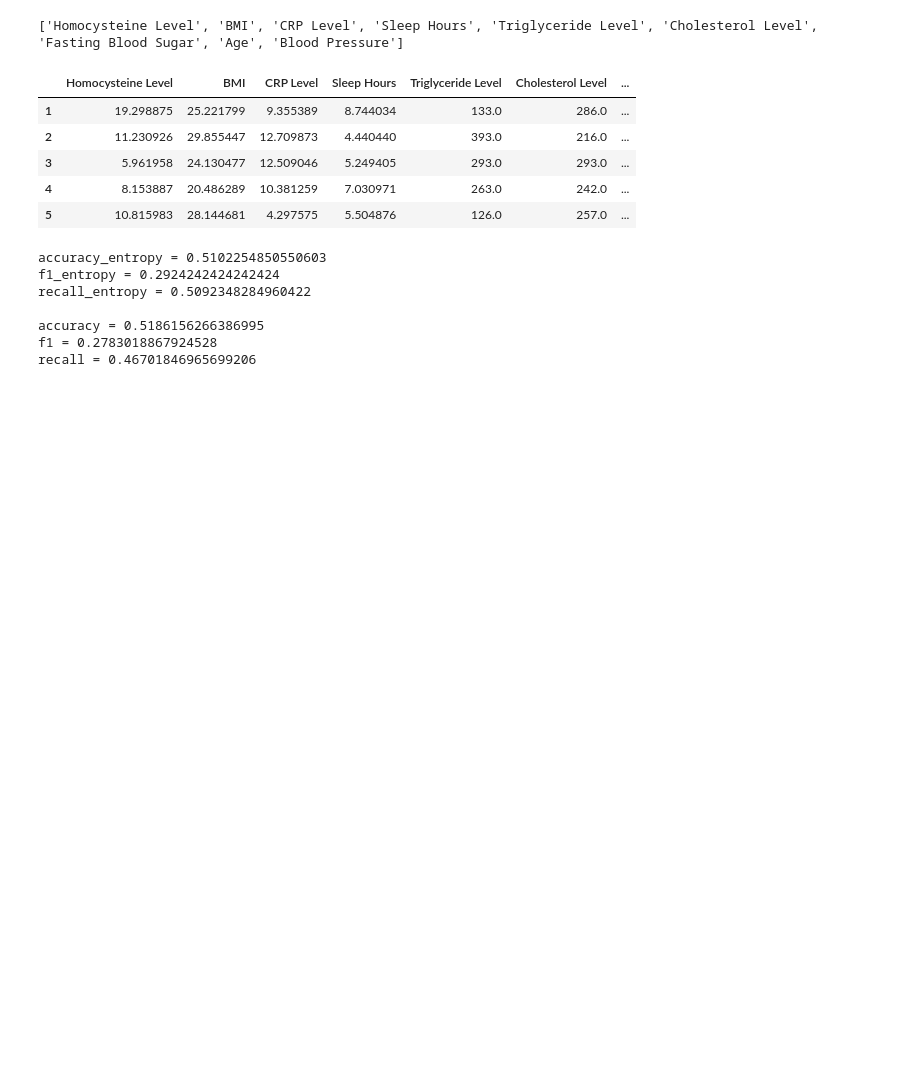
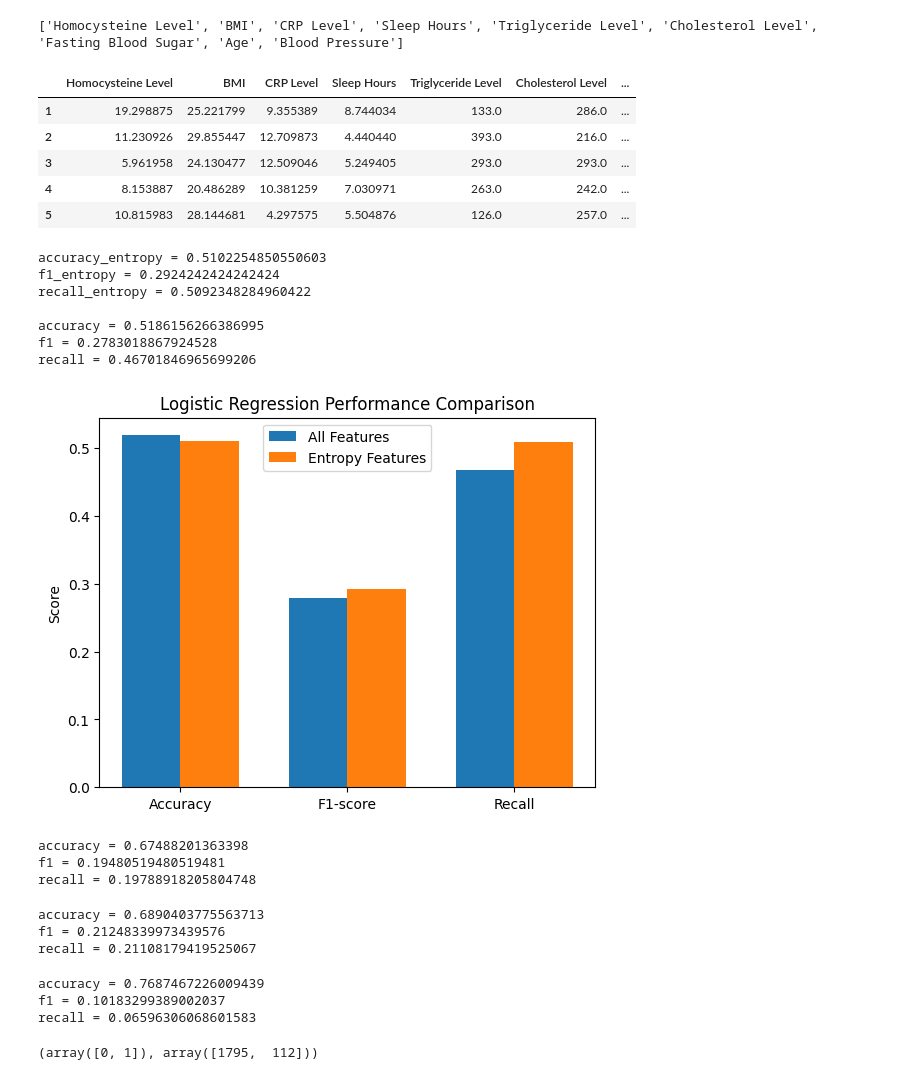
Before and after one commit to chiefzhantr/EntropyFS, a Jupyter notebook: model.ipynb, the cells around one changed output. Cells and saved outputs as stored; diff of their text form; code cells hidden in the pictures; blank space fills up the shorter version.

```diff
--- a/model.ipynb
+++ b/model.ipynb
@@ -11,6 +13,6 @@ from scipy.stats import entropy
 # %% [markdown]
 PREPROCESSING
 # %%
-df = pd.read_csv('heart_disease.csv')
+df = pd.read_csv('train.csv')
 print(df)
 # %% [output]
@@ -290,0 +289,76 @@ recall = 0.46701846965699206
+# %%
+import matplotlib.pyplot as plt
+
+labels = ['Accuracy', 'F1-score', 'Recall']
+all_feat = [accuracy, f1, recall]
+entropy_feat = [accuracy_entropy, f1_entropy, recall_entropy]
+
+x = np.arange(len(labels))
+width = 0.35
+
+plt.bar(x - width/2, all_feat, width, label='All Features')
+plt.bar(x + width/2, entropy_feat, width, label='Entropy Features')
+plt.xticks(x, labels)
+plt.ylabel('Score')
+plt.title('Logistic Regression Performance Comparison')
+plt.legend()
+plt.show()
+# %% [output]
+[figure, added]
+# %%
+#Decision Tree all features
+dt = DecisionTreeClassifier(class_weight='balanced')
+dt.fit(X_train_scaled, y_train)
+y_pred = dt.predict(X_test_scaled)
+accuracy = accuracy_score(y_test, y_pred)
+f1 = f1_score(y_test, y_pred)
+recall = recall_score(y_test, y_pred)
+print(f'accuracy = {accuracy}')
+print(f'f1 = {f1}')
+print(f'recall = {recall}')
+# %% [output]
+accuracy = 0.67488201363398
+f1 = 0.19480519480519481
+recall = 0.19788918205804748
+# %%
+#Decision Tree entropy based
+dt_entropy = DecisionTreeClassifier(class_weight='balanced')
+dt_entropy.fit(X_entropy_train_scaled, y_entropy_train)
+y_pred = dt_entropy.predict(X_entropy_test_scaled)
+accuracy_entropy = accuracy_score(y_entropy_test, y_pred)
+f1_entropy = f1_score(y_entropy_test, y_pred)
+recall_entropy = recall_score(y_test, y_pred)
+print(f'accuracy = {accuracy_entropy}')
+print(f'f1 = {f1_entropy}')
+print(f'recall = {recall_entropy}')
+# %% [output]
+accuracy = 0.6890403775563713
+f1 = 0.21248339973439576
+recall = 0.21108179419525067
+# %%
+#Random Forest
+rf = RandomForestClassifier(
+    class_weight='balanced',
+    n_estimators=200,
+    max_depth=10,
+    min_samples_leaf=5,
+    random_state=42
+)
+
+rf.fit(X_train_scaled, y_train)
+y_pred = rf.predict(X_test_scaled)
+accuracy = accuracy_score(y_test, y_pred)
+f1 = f1_score(y_test, y_pred)
+recall = recall_score(y_test, y_pred)
+print(f'accuracy = {accuracy}')
+print(f'f1 = {f1}')
+print(f'recall = {recall}')
+# %% [output]
+accuracy = 0.7687467226009439
+f1 = 0.10183299389002037
+recall = 0.06596306068601583
+# %%
+import numpy as np
+print(np.unique(y_pred, return_counts=True))
+# %% [output]
+(array([0, 1]), array([1795,  112]))
```
Also changed, not shown: parts of 5 cells of this notebook, 3 other files.
